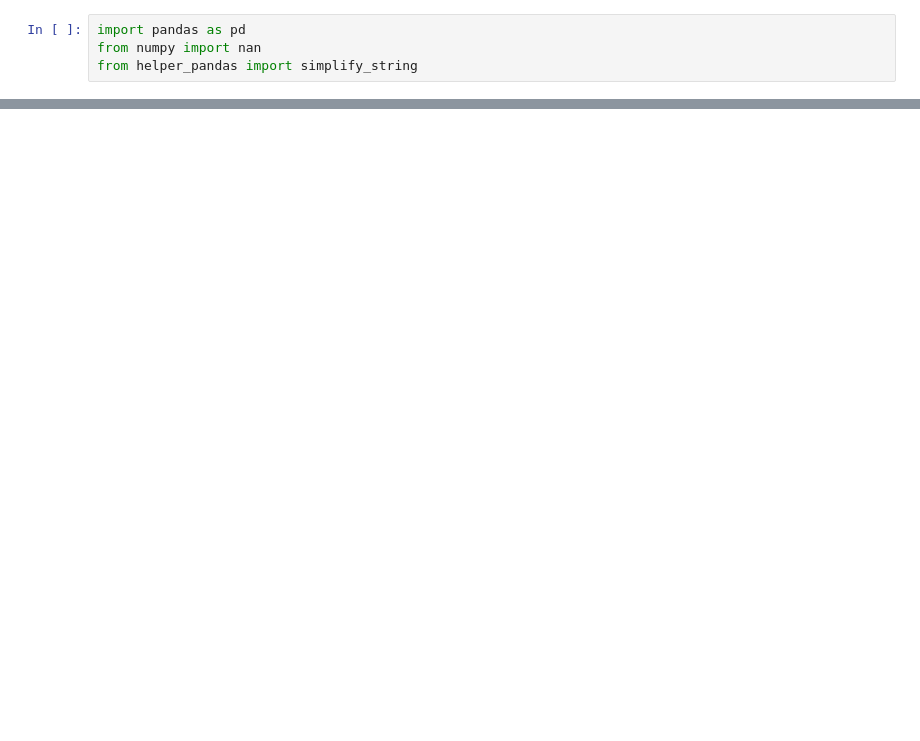
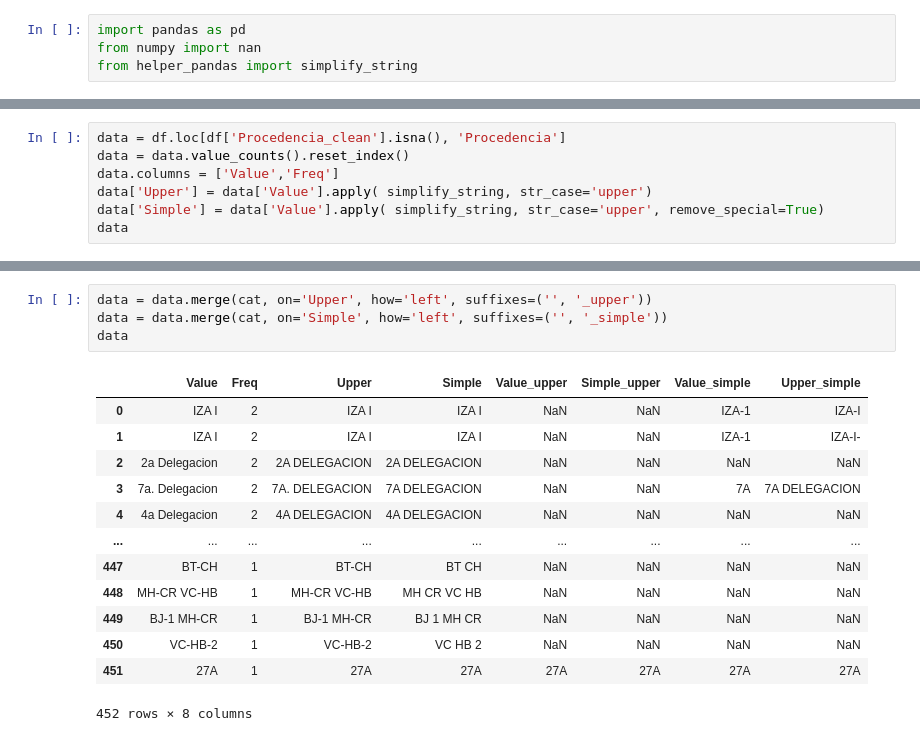
Before and after one commit to mar-esther23/SEMEFO_busqueda, a Jupyter notebook: BO_catalogos.ipynb, the cells around one changed output, grey strips where cells are left out. Drawn from its saved outputs; the diff is of its cells as text; blank space fills up the shorter version.

```diff
--- a/BO_catalogos.ipynb
+++ b/BO_catalogos.ipynb
@@ -45,0 +31,7 @@ data
+# %%
+data = df.loc[df['Procedencia_clean'].isna(), 'Procedencia']
+data = data.value_counts().reset_index()
+data.columns = ['Value','Freq']
+data['Upper'] = data['Value'].apply( simplify_string, str_case='upper')
+data['Simple'] = data['Value'].apply( simplify_string, str_case='upper', remove_special=True)
+data
@@ -45,0 +72,18 @@ data
+# %%
+data = data.merge(cat, on='Upper', how='left', suffixes=('', '_upper'))
+data = data.merge(cat, on='Simple', how='left', suffixes=('', '_simple'))
+data
+# %% [output]
+|  | Value | Freq | Upper | Simple | Value_upper | Simple_upper | Value_simple | Upper_simple |
+| 0 | IZA I | 2 | IZA I | IZA I | NaN | NaN | IZA-1 | IZA-I |
+| 1 | IZA I | 2 | IZA I | IZA I | NaN | NaN | IZA-1 | IZA-I- |
+| 2 | 2a Delegacion | 2 | 2A DELEGACION | 2A DELEGACION | NaN | NaN | NaN | NaN |
+| 3 | 7a. Delegacion | 2 | 7A. DELEGACION | 7A DELEGACION | NaN | NaN | 7A | 7A DELEGACION |
+| 4 | 4a Delegacion | 2 | 4A DELEGACION | 4A DELEGACION | NaN | NaN | NaN | NaN |
+| ... | ... | ... | ... | ... | ... | ... | ... | ... |
+| 447 | BT-CH | 1 | BT-CH | BT CH | NaN | NaN | NaN | NaN |
+| 448 | MH-CR VC-HB | 1 | MH-CR VC-HB | MH CR VC HB | NaN | NaN | NaN | NaN |
+| 449 | BJ-1 MH-CR | 1 | BJ-1 MH-CR | BJ 1 MH CR | NaN | NaN | NaN | NaN |
+| 450 | VC-HB-2 | 1 | VC-HB-2 | VC HB 2 | NaN | NaN | NaN | NaN |
+| 451 | 27A | 1 | 27A | 27A | 27A | 27A | 27A | 27A |
+452 rows × 8 columns
```
Also changed, not shown: parts of 12 cells of this notebook, 5 other files.
